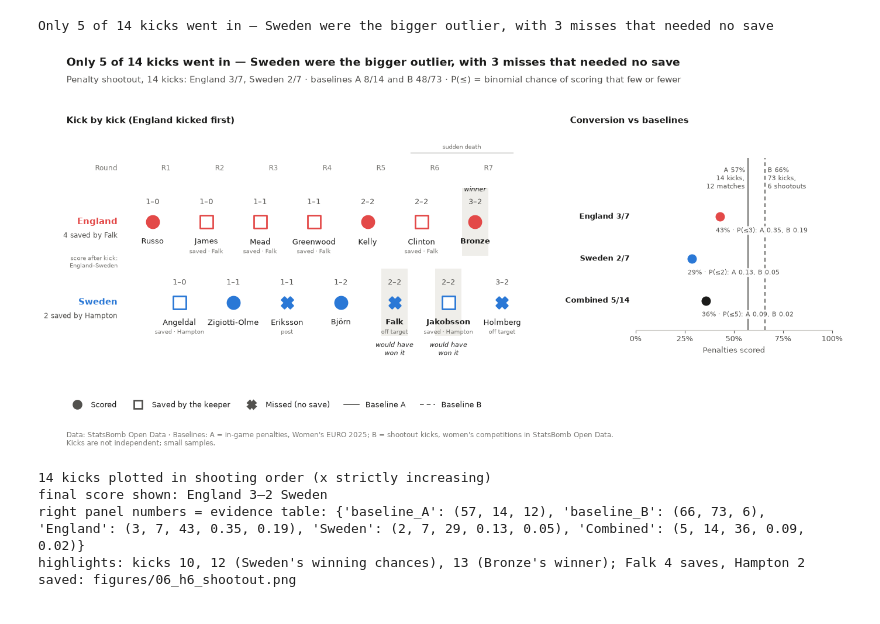
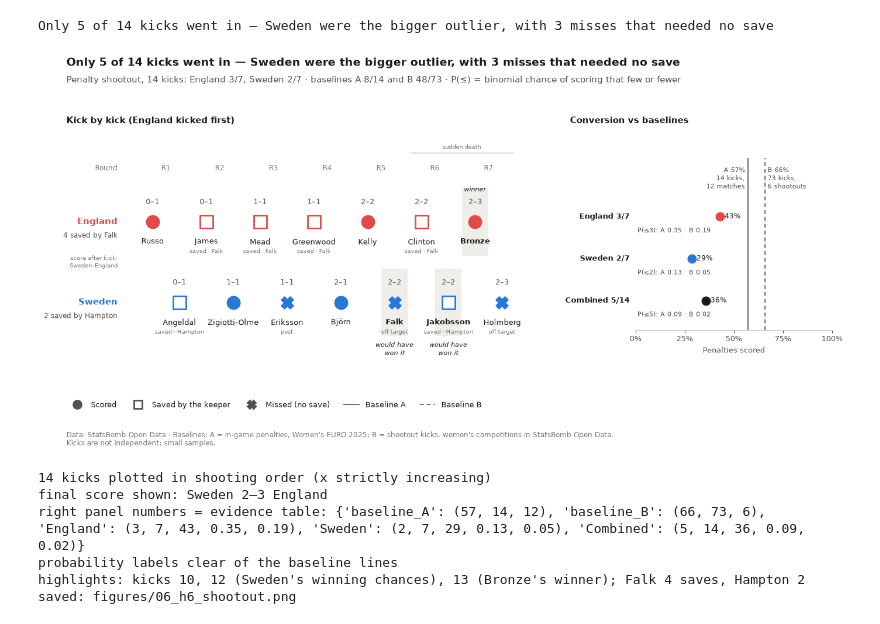
Before and after one commit to belorussky-football/womens-euro-2025-sweden-england-comeback, a Jupyter notebook: notebooks/03_figures.ipynb, the cells around one changed output. Cells and saved outputs as stored; diff of their text form; code cells hidden in the pictures.

```diff
--- a/notebooks/03_figures.ipynb
+++ b/notebooks/03_figures.ipynb
@@ -108,7 +108,7 @@ pitch, fig, ax = P.make_pitch(figsize=(12, 8), axes_rect=(0.10, 0.07, 0.88, 0.77
 
 DOT = 70
 # Walsh's incomplete pass (2' goal chain) is drawn as its own layer: still a grey turnover dot,
-# with a thin orange ring and drawn above the goal arrow.
+# with a thin Sweden-blue ring and drawn above the goal arrow.
 is_walsh02 = turnovers.id.eq(loss02.id)
 assert is_walsh02.sum() == 1 and not turnovers.loc[is_walsh02, "under_pressure"].iloc[0]
 walsh02 = turnovers[is_walsh02]
@@ -148,8 +148,8 @@ for r in non_goal.itertuples():
                                       color=S2, edgecolors=C["background"],
                                       linewidths=0.8, zorder=5))
 
-# Layer 3 (primary): the two goal sequences (strongest colour, bold).
-G = C["goal"]
+# Layer 3 (primary): the two goal sequences (strong Sweden blue, bold); non-goal sequences use its lighter tint.
+G = P.TEAM_COLORS["Sweden"]
 # 2': press marker, dashed line via Walsh's loss to Angeldal's block on Walsh's pass, arrow block -> shot.
 # (Walsh's loss itself stays a grey turnover dot; the ball was won at the block.)
 pitch.scatter(press02.x_eng_frame, press02.y_eng_frame, ax=ax, s=DOT * 1.2, marker="^",
@@ -794,8 +794,8 @@ KEY_RIGHT = cursor
 goals = h2_shots[h2_shots.is_goal].sort_values("t")
 eng_goals = goals[goals.team == d.ENGLAND]
 assert len(eng_goals) == 2 and (goals[goals.team == d.SWEDEN].display_minute < 77).all()
-GAME_STATE_LINE = (f"Right panel mixes game states: 0–2 until {eng_goals.display_minute.iloc[0]}', "
-                   f"1–2 until {eng_goals.display_minute.iloc[1]}', then 2–2 including extra time.")
+GAME_STATE_LINE = (f"Right panel mixes game states (Sweden–England): 2–0 until {eng_goals.display_minute.iloc[0]}', "
+                   f"2–1 until {eng_goals.display_minute.iloc[1]}', then 2–2 including extra time.")
 
 s1, s5 = h3_segments.loc[1], h3_segments.loc[5]
 P.add_title(
@@ -1728,7 +1728,7 @@ for r in h6_kicks.itertuples():
                        linewidths=2.0, zorder=3)
     art.kick_no = r.kick_no
     kick_artists.append(art)
-    ax_t.text(r.px, r.py + 0.2, f"{r.england_score}–{r.sweden_score}", ha="center", va="bottom",
+    ax_t.text(r.px, r.py + 0.2, f"{r.sweden_score}–{r.england_score}", ha="center", va="bottom",
               fontsize=P.FONT_SIZES["label"], color=C["text_secondary"])
     note = {"scored": "", "saved": f"saved · {KEEPER[r.side]}",
             "missed": "post" if r.shot_outcome == "Post" else "off target"}[r.outcome]
@@ -1752,7 +1752,7 @@ for side, y in ROW_Y.items():
               color=TEAM_C[side])
     ax_t.text(0.35, y - 0.17, f"{n_saves} saved by {keeper}", ha="right", va="center",
               fontsize=P.FONT_SIZES["label"] - 0.5, color=C["text_secondary"])
-ax_t.text(0.35, 0.5, "score after kick:\nEngland–Sweden", ha="right", va="center",
+ax_t.text(0.35, 0.5, "score after kick:\nSweden–England", ha="right", va="center",
           fontsize=P.FONT_SIZES["label"] - 1.5, color=C["text_muted"])
 for rnd in range(1, 8):
     ax_t.text(rnd + 0.25, 1.62, f"R{rnd}", ha="center", va="bottom", fontsize=P.FONT_SIZES["label"] - 0.5,
@@ -1771,6 +1771,7 @@ fig.text(tb.x0, 0.80, "Kick by kick (England kicked first)", ha="left", va="bott
 # Right: conversion dot plot against the two baselines.
 ax_c = fig.add_axes((0.735, 0.30, 0.24, 0.42))
 DOT_ROWS = ["England", "Sweden", "Combined"]
+prob_texts = {}
 dot_y = {g: len(DOT_ROWS) - 1 - i for i, g in enumerate(DOT_ROWS)}
 right_numbers = {}
 for b, bl in BASELINES.items():
@@ -1785,10 +1786,13 @@ for g in DOT_ROWS:
     ax_c.scatter(100 * e.conversion, dot_y[g], s=110, c=col, zorder=3)
     ax_c.text(-3, dot_y[g], f"{g} {e.scored}/{e.kicks}", ha="right", va="center",
               fontsize=P.FONT_SIZES["label"], color=C["text"], fontweight="bold")
-    ax_c.text(100 * e.conversion - 2, dot_y[g] - 0.25, f"{100 * e.conversion:.0f}% · P(≤{e.scored}): "
-              f"A {e.p_le_A:.2f}, B {e.p_le_B:.2f}", ha="left", va="top", zorder=4,
-              fontsize=P.FONT_SIZES["label"] - 1, color=C["text_secondary"],
-              bbox=dict(boxstyle="round,pad=0.15", fc=C["background"], ec="none", alpha=0.9))
+    ax_c.text(100 * e.conversion + 2.5, dot_y[g], f"{100 * e.conversion:.0f}%", ha="left", va="center",
+              fontsize=P.FONT_SIZES["label"] - 0.5, color=C["text"], zorder=4)
+    # Probabilities sit left of both baseline lines (checked below), on a solid white box.
+    prob_texts[g] = ax_c.text(1, dot_y[g] - 0.25, f"P(≤{e.scored}): A {e.p_le_A:.2f} · B {e.p_le_B:.2f}",
+                              ha="left", va="top", zorder=4, fontsize=P.FONT_SIZES["label"] - 1,
+                              color=C["text_secondary"],
+                              bbox=dict(boxstyle="round,pad=0.15", fc=C["background"], ec="none", alpha=1))
     right_numbers[g] = (e.scored, e.kicks, round(100 * e.conversion), round(e.p_le_A, 2), round(e.p_le_B, 2))
 ax_c.set_xlim(0, 100)
 ax_c.set_ylim(-0.7, 3.4)
@@ -1796,34 +1800,34 @@ ax_c.set_yticks([])
 ax_c.set_xticks([0, 25, 50, 75, 100])
 ax_c.set_xticklabels([f"{v}%" for v in (0, 25, 50, 75, 100)])
 P.style_line_axes(ax_c)
 ax_c.grid(False)
 ax_c.spines["left"].set_visible(False)
 ax_c.set_xlabel("Penalties scored", fontsize=P.FONT_SIZES["label"], color=C["text_secondary"])
 fig.text(0.655, 0.80, "Conversion vs baselines", ha="left", va="bottom", fontsize=P.FONT_SIZES["subtitle"],
          fontweight="bold", color=C["text"])
 
 handles = [Line2D([], [], ls="none", marker=OUTCOME_MARKER[o], markersize=10, markeredgewidth=2,
                   markerfacecolor=C["text_secondary"] if o != "saved" else C["background"],
                   markeredgecolor=C["text_secondary"], label=OUTCOME_LABEL[o]) for o in OUTCOME_MARKER]
 handles += [Line2D([], [], color=C["text_secondary"], lw=1.2, label="Baseline A"),
             Line2D([], [], color=C["text_secondary"], lw=1.2, ls=(0, (4, 3)), label="Baseline B")]
 fig.legend(handles=handles, loc="lower left", bbox_to_anchor=(0.035, 0.09), ncol=5, frameon=False,
            fontsize=P.FONT_SIZES["legend"], columnspacing=1.8)
 
 P.add_title(
     fig, H6_TITLE,
     f"Penalty shootout, {len(h6_kicks)} kicks: England {ev_e.scored}/{ev_e.kicks}, Sweden {ev_s.scored}/{ev_s.kicks} · "
     f"baselines A {BASELINES['A']['goals']}/{BASELINES['A']['kicks']} and B {BASELINES['B']['goals']}/"
     f"{BASELINES['B']['kicks']} · P(≤) = binomial chance of scoring that few or fewer",
 )
 P.add_footer(
     fig,
     "Data: StatsBomb Open Data · Baselines: A = in-game penalties, Women's EURO 2025; B = shootout kicks, "
     "women's competitions in StatsBomb Open Data.",
     "Kicks are not independent; small samples.",
 )
 # %% [output]
-[figure, old version]
+[figure, new version]
 # %%
 # Built-in checks.
 # 1) 14 kicks plotted, in shooting order (alternating England / Sweden, left to right).
@@ -1833,11 +1837,11 @@ assert order == list(range(1, 15)) and all(b > a for a, b in zip(xs, xs[1:]))
 assert list(h6_kicks.side) == ["England", "Sweden"] * 7
 print(f"{len(kick_artists)} kicks plotted in shooting order (x strictly increasing)")
 
-# 2) Final score 3–2.
+# 2) Final score Sweden 2–3 England.
 last = h6_kicks.iloc[-1]
 assert (last.england_score, last.sweden_score) == (3, 2)
-assert any(t.get_text() == "3–2" for t in ax_t.texts)
-print("final score shown: England 3–2 Sweden")
+assert any(t.get_text() == "2–3" for t in ax_t.texts) and not any(t.get_text() == "3–2" for t in ax_t.texts)
+print("final score shown: Sweden 2–3 England")
 
 # 3) Every number on the right panel matches the evidence table.
 for g in DOT_ROWS:
@@ -1849,6 +1853,13 @@ for b, bl in BASELINES.items():
     assert right_numbers[f"baseline_{b}"] == (round(100 * bl["p"]), bl["kicks"], bl["n_matches"])
 print("right panel numbers = evidence table:", right_numbers)
 
+# 5) Probability labels do not touch the baseline lines.
+fig.draw_without_rendering()
+line_px = [ax_c.transData.transform((100 * bl["p"], 0))[0] for bl in BASELINES.values()]
+for g, t in prob_texts.items():
+    assert t.get_window_extent().x1 < min(line_px), g
+print("probability labels clear of the baseline lines")
+
 # 4) Highlights: kicks 10 and 12 (Sweden could have won), 13 (winner); saves per keeper as in the data.
 assert list(winning_chances.kick_no) == [10, 12] and winner.kick_no.iloc[0] == 13
 assert outcome_counts.loc["England", "saved"] == 4 and outcome_counts.loc["Sweden", "saved"] == 2
@@ -1859,7 +1870,8 @@ print("saved:", d.relative_path(path))
 plt.show()
 # %% [output]
 14 kicks plotted in shooting order (x strictly increasing)
-final score shown: England 3–2 Sweden
+final score shown: Sweden 2–3 England
 right panel numbers = evidence table: {'baseline_A': (57, 14, 12), 'baseline_B': (66, 73, 6), 'England': (3, 7, 43, 0.35, 0.19), 'Sweden': (2, 7, 29, 0.13, 0.05), 'Combined': (5, 14, 36, 0.09, 0.02)}
+probability labels clear of the baseline lines
 highlights: kicks 10, 12 (Sweden's winning chances), 13 (Bronze's winner); Falk 4 saves, Hampton 2
 saved: figures/06_h6_shootout.png
```
Also changed, not shown: parts of 6 cells of this notebook, 7 other files.
